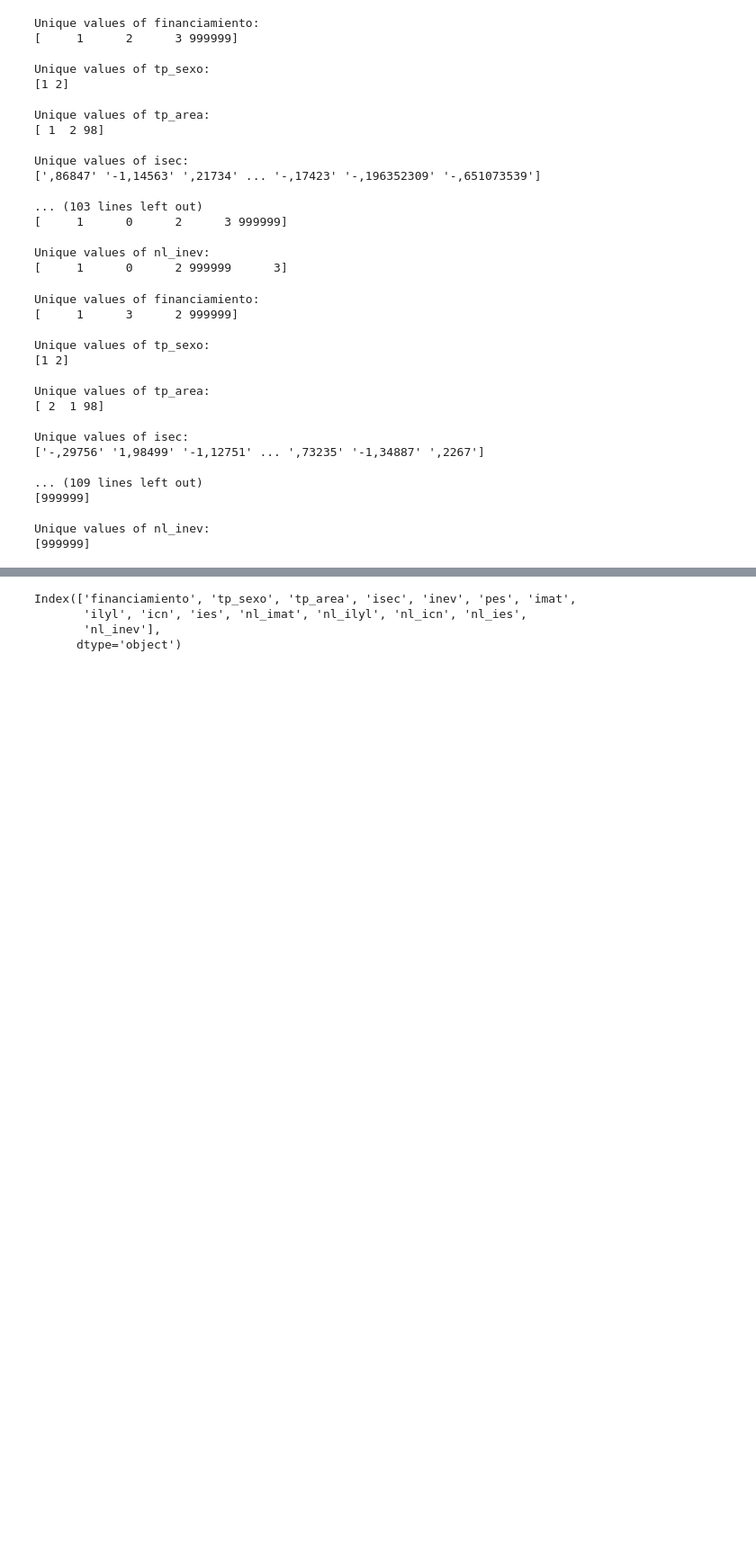
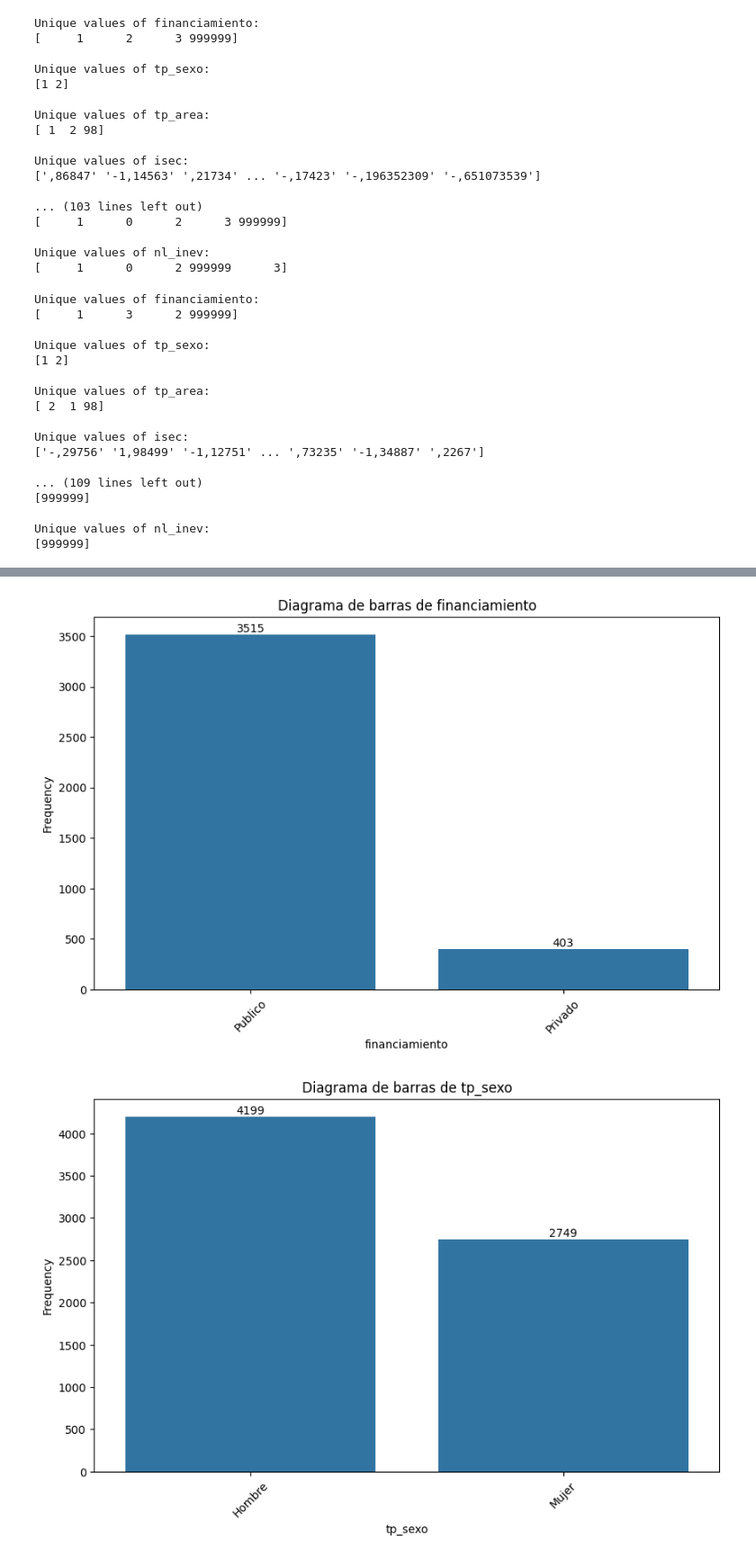
Before and after one commit to BryanEstrada003/Project-2p---Statistics, a Jupyter notebook: analysis.ipynb, the cells around one changed output, grey strips where cells are left out. Shown at 90% size. Saved outputs shown, nothing was run; the diff lists cells and outputs as text; code cells hidden in the pictures; blank space fills up the shorter version.

```diff
--- a/analysis.ipynb
+++ b/analysis.ipynb
@@ -170,7 +273,17 @@ micro_milagro.describe()
-# %%
-micro_milagro.columns
-# %% [output]
-Index(['financiamiento', 'tp_sexo', 'tp_area', 'isec', 'inev', 'pes', 'imat',
-       'ilyl', 'icn', 'ies', 'nl_imat', 'nl_ilyl', 'nl_icn', 'nl_ies',
-       'nl_inev'],
-      dtype='object')
+# %%
+# Obtener las columnas de tipo object
+object_columns = micro_milagro.select_dtypes(include='object').columns
+
+for column in object_columns:
+    plt.figure(figsize=(10, 6))
+    sns.barplot(x=micro_milagro[column].value_counts().index, y=micro_milagro[column].value_counts().values)
+    plt.title(f'Diagrama de barras de {column}')
+    plt.xlabel(column)
+    plt.ylabel('Frequency')
+    plt.xticks(rotation=45)
+    for i, v in enumerate(micro_milagro[column].value_counts().values):
+        plt.text(i, v, str(v), ha='center', va='bottom')
+    plt.show()
+# %% [output]
+[figure, added]
+[figure, added]
```
Also changed, not shown: parts of 14 cells of this notebook.
